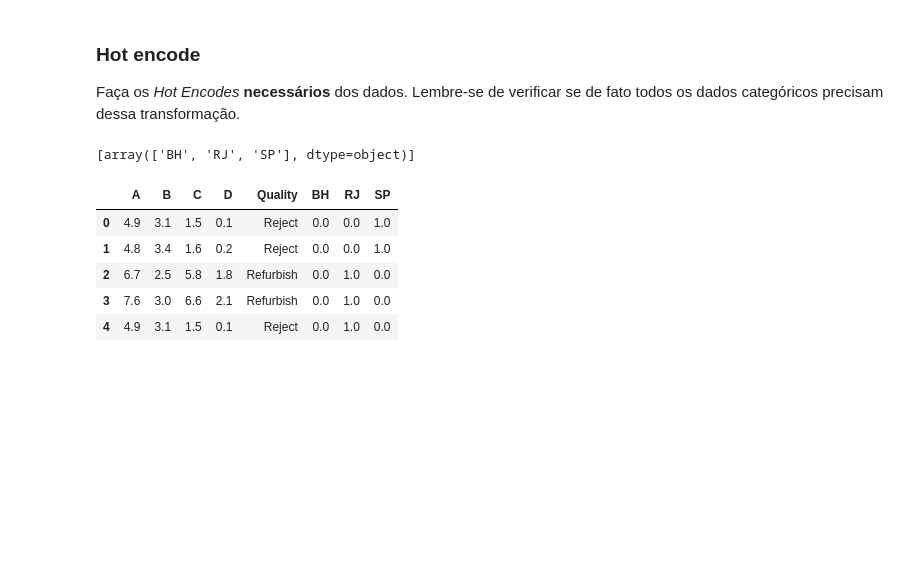
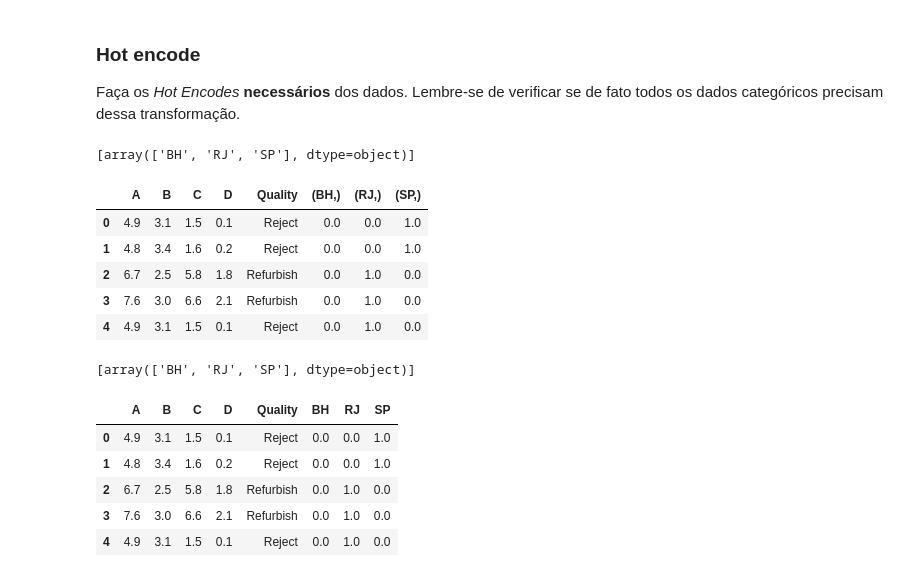
Before and after one commit to Faradezo/BDAMEADD, a Jupyter notebook: BIG_A3_Classificacao.ipynb, the cells around one changed output. Cells and saved outputs as stored; diff of their text form; code cells hidden in the pictures; blank space fills up the shorter version.

```diff
--- a/BIG_A3_Classificacao.ipynb
+++ b/BIG_A3_Classificacao.ipynb
@@ -114,5 +106,29 @@ dtype: int64
 ### Hot encode
 
 Faça os *Hot Encodes* **necessários** dos dados. Lembre-se de verificar se de fato todos os dados categóricos precisam dessa transformação.
+# %%
+from sklearn.preprocessing import OneHotEncoder, LabelEncoder
+
+
+hot_encode = OneHotEncoder(handle_unknown='ignore')
+hot_encode = hot_encode.fit(df[["Unit"]])
+
+display(hot_encode.categories_)
+df1 = pd.concat([df, pd.DataFrame(hot_encode.transform(df[["Unit"]]).toarray(),columns=hot_encode.categories_)], axis=1)
+df1 = df1.drop(columns=['Unit'])
+
+#df_aux = pd.DataFrame(hot_encode.transform(df[["Unit"]]).toarray(), columns = hot_encode.categories_)
+#df1 = pd.get_dummies(df, prefix="Unit")
+#df1 = pd.concat([df1, df_aux])
+
+df1.head()
+# %% [output]
+[array(['BH', 'RJ', 'SP'], dtype=object)]
+|  | A | B | C | D | Quality | (BH,) | (RJ,) | (SP,) |
+| 0 | 4.9 | 3.1 | 1.5 | 0.1 | Reject | 0.0 | 0.0 | 1.0 |
+| 1 | 4.8 | 3.4 | 1.6 | 0.2 | Reject | 0.0 | 0.0 | 1.0 |
+| 2 | 6.7 | 2.5 | 5.8 | 1.8 | Refurbish | 0.0 | 1.0 | 0.0 |
+| 3 | 7.6 | 3.0 | 6.6 | 2.1 | Refurbish | 0.0 | 1.0 | 0.0 |
+| 4 | 4.9 | 3.1 | 1.5 | 0.1 | Reject | 0.0 | 1.0 | 0.0 |
 # %%
 # seu código
```
Also changed, not shown: parts of 2 cells of this notebook.
